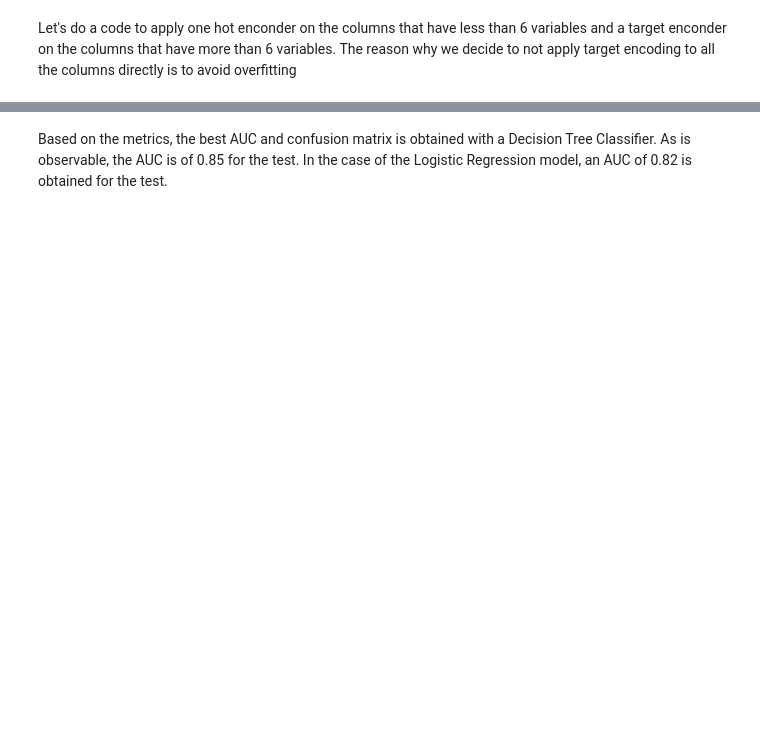
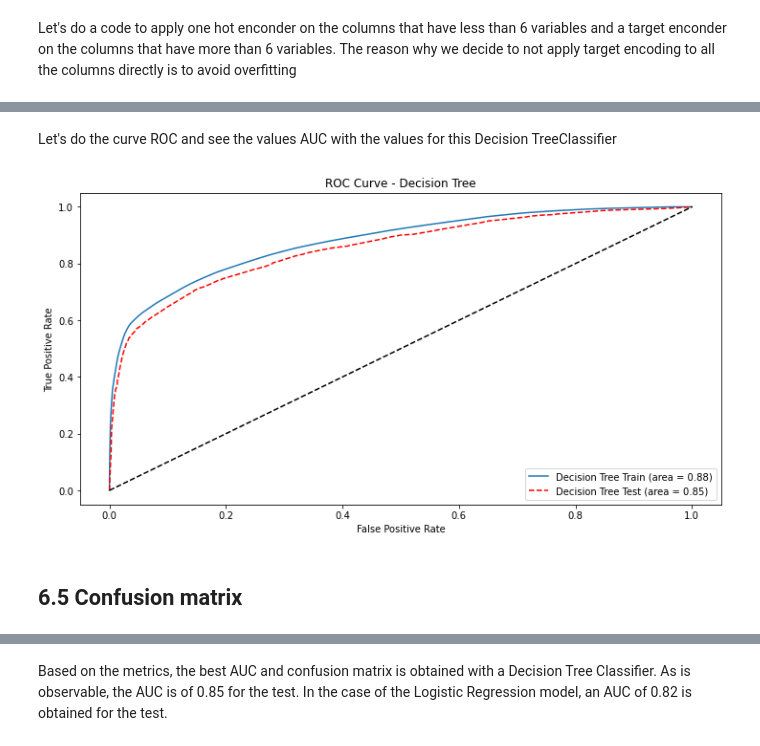
Before and after one commit to mbarriola96/Predicting_faulty_pumps, a Jupyter notebook: notebooks/04_primary_notebook.ipynb, the cells around one changed output, grey strips where cells are left out. Saved outputs shown, nothing was run; the diff lists cells and outputs as text; code cells hidden in the pictures; blank space fills up the shorter version.

```diff
--- a/notebooks/04_primary_notebook.ipynb
+++ b/notebooks/04_primary_notebook.ipynb
@@ -198,0 +803,30 @@ The confusion matrix indicates that the model has a high rate of false negatives
+# %% [markdown]
+Let's do the curve ROC and see the values AUC with the values for this Decision TreeClassifier
+# %%
+# # Predict probabilities on the training and test set
+y_pred_prob_tree_train = decision_tree.predict_proba(X_train)[:, 1]  # Training probabilities
+y_pred_prob_tree_test = decision_tree.predict_proba(X_test)[:, 1]  # Test probabilities
+
+
+# Compute ROC curve and AUC for training data
+fpr_tree_train, tpr_tree_train, _ = roc_curve(y_train, y_pred_prob_tree_train)
+auc_tree_train = auc(fpr_tree_train, tpr_tree_train)
+
+# Compute ROC curve and AUC for test data
+fpr_tree_test, tpr_tree_test, _ = roc_curve(y_test, y_pred_prob_tree_test)
+auc_tree_test = auc(fpr_tree_test, tpr_tree_test)
+
+# Plotting ROC Curves
+plt.figure(figsize=(12, 6))
+plt.plot(fpr_tree_train, tpr_tree_train, label='Decision Tree Train (area = {:.2f})'.format(auc_tree_train))
+plt.plot(fpr_tree_test, tpr_tree_test, color='red', linestyle='--', label='Decision Tree Test (area = {:.2f})'.format(auc_tree_test))
+plt.plot([0, 1], [0, 1], 'k--')
+plt.xlabel('False Positive Rate')
+plt.ylabel('True Positive Rate')
+plt.title('ROC Curve - Decision Tree')
+plt.legend(loc="lower right")
+plt.show()
+# %% [output]
+[figure, added]
+# %% [markdown]
+## 6.5 Confusion matrix
```
Also changed, not shown: parts of 225 cells of this notebook, 6 other files.
